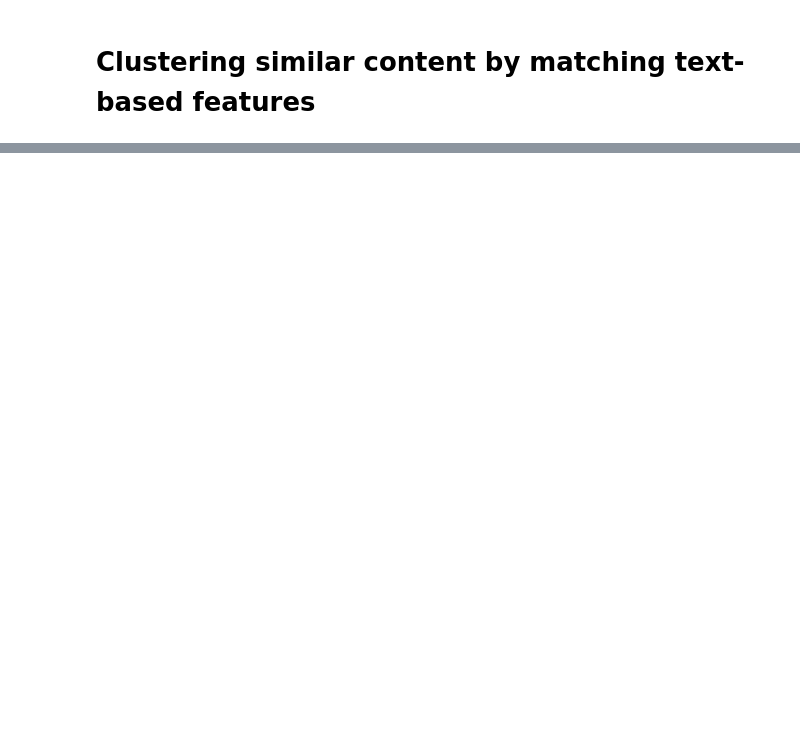
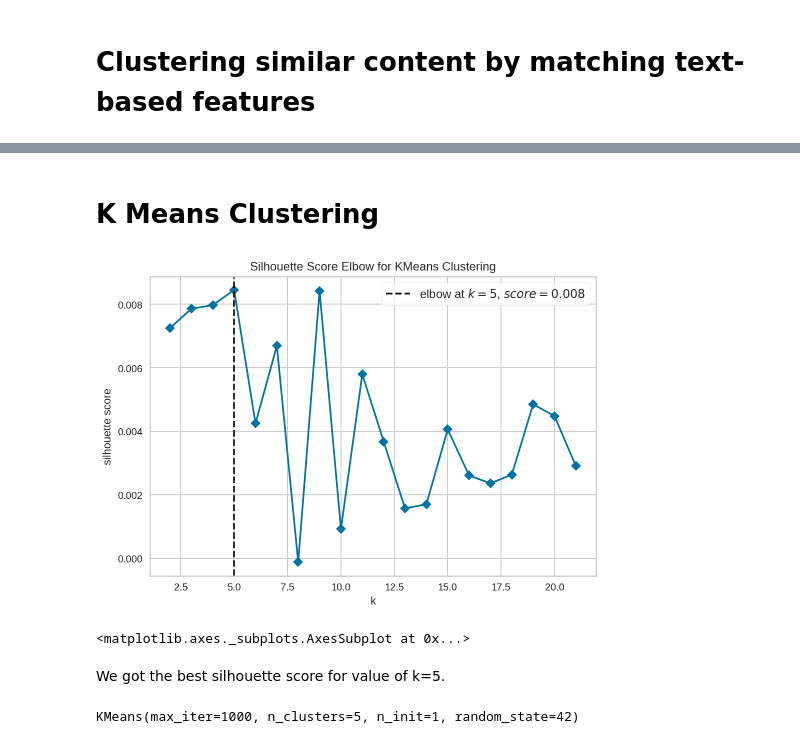
Before and after one commit to Ajinkya-dak/NETFLIX-MOVIES-AND-TV-SHOWS-CLUSTERING, a Jupyter notebook: NETFLIX_MOVIES_AND_TV_SHOWS_CLUSTERING.ipynb, the cells around one changed output, grey strips where cells are left out. Cells and saved outputs as stored; diff of their text form; code cells hidden in the pictures; blank space fills up the shorter version.

```diff
--- a/NETFLIX_MOVIES_AND_TV_SHOWS_CLUSTERING.ipynb
+++ b/NETFLIX_MOVIES_AND_TV_SHOWS_CLUSTERING.ipynb
@@ -877,0 +778,23 @@ df.head(10)
+# %% [markdown]
+# **K Means Clustering**
+# %%
+# finding optimal number of clusters for K Means
+
+# Instantiate the clustering model and visualizer
+model = KMeans(tol=1e-4,random_state = 42)
+visualizer = KElbowVisualizer(model, k=(2,22), metric='silhouette', timings=False)
+
+visualizer.fit(transformed_data)
+visualizer.show()
+# %% [output]
+[figure, added]
+<matplotlib.axes._subplots.AxesSubplot at 0x...>
+# %% [markdown]
+We got the best silhouette score for value of k=5.
+# %%
+# fitting kmeans to transformed data
+
+kmeans= KMeans(n_clusters=5,max_iter=1000,tol=1e-4, n_init=1,random_state= 42)
+kmeans.fit(transformed_data)
+# %% [output]
+KMeans(max_iter=1000, n_clusters=5, n_init=1, random_state=42)
```
Also changed, not shown: parts of 98 cells of this notebook.
